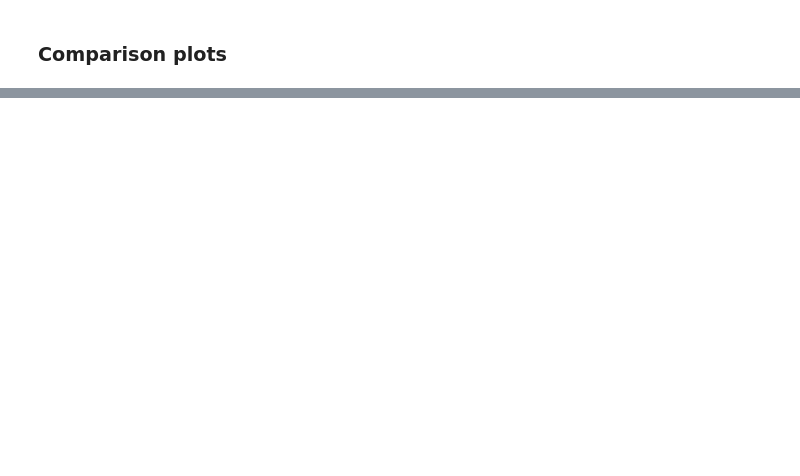
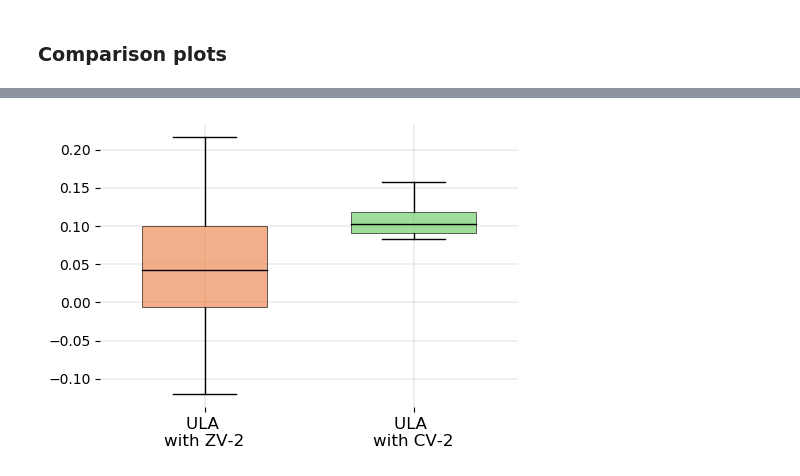
Before and after one commit to svsamsonov/VR-MCMC, a Jupyter notebook: Code/Banan_shape_CV.ipynb, the cells around one changed output, grey strips where cells are left out. Drawn from its saved outputs; the diff is of its cells as text; code cells hidden in the pictures; blank space fills up the shorter version.

```diff
--- a/Code/Banan_shape_CV.ipynb
+++ b/Code/Banan_shape_CV.ipynb
@@ -88,5 +118,7 @@ boxplot_ind(data, title, labels)
 title = ""
 labels = ['ULA \nwith ZV-2', 'ULA \nwith CV-2']
 # %%
-data = [res_arr[:,2],res_arr[:,4]]
+data = [res_arr[:,0,2],res_arr[:,0,4]]
 boxplot_ind(data, title, labels)
+# %% [output]
+[figure, added]
```
Also changed, not shown: parts of 10 cells of this notebook, 7 other files.
